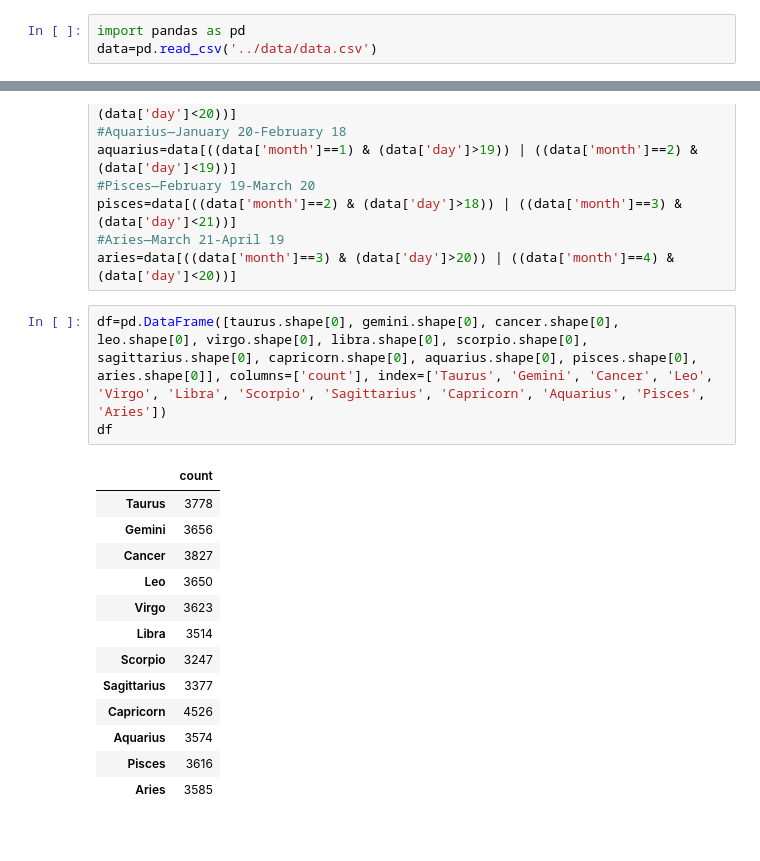
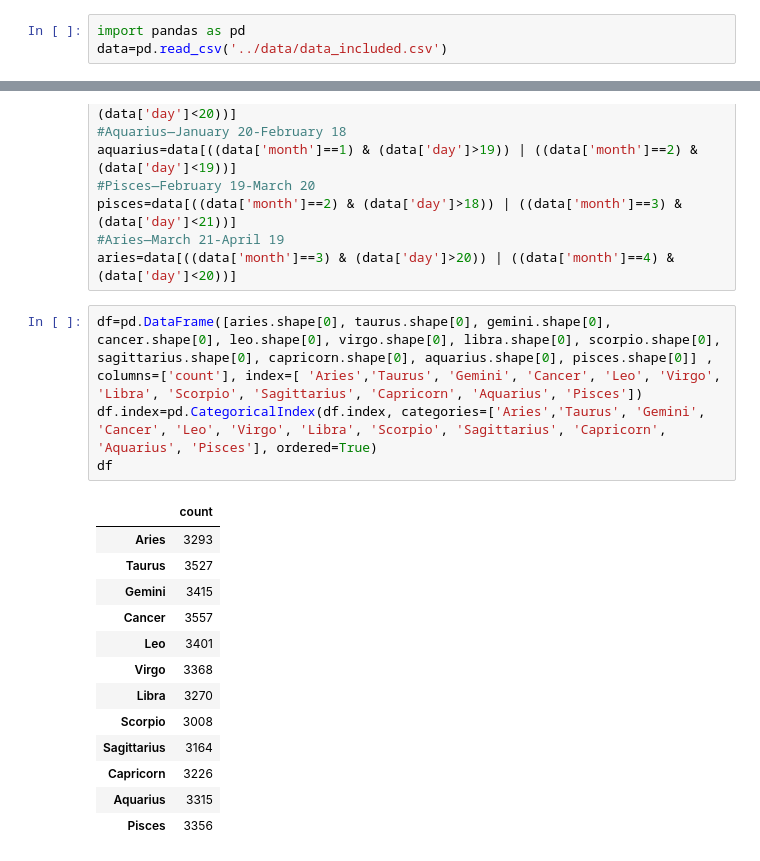
Before and after one commit to OjasSB/DS105, a Jupyter notebook: notebooks/Zodiac.ipynb, the cells around one changed output, grey strips where cells are left out. Drawn from its saved outputs; the diff is of its cells as text.

Commit message:
Redone using new data

```diff
--- a/notebooks/Zodiac.ipynb
+++ b/notebooks/Zodiac.ipynb
@@ -1,6 +1,6 @@
 # %%
 import pandas as pd
-data=pd.read_csv('../data/data.csv')
+data=pd.read_csv('../data/data_included.csv')
 # %%
 data=data[data.birth_date.str.len()==10]
 data['birth_date']=pd.to_datetime(data['birth_date'], errors='coerce')
@@ -32,22 +32,23 @@ pisces=data[((data['month']==2) & (data['day']>18)) | ((data['month']==3) & (dat
 #Aries—March 21-April 19
 aries=data[((data['month']==3) & (data['day']>20)) | ((data['month']==4) & (data['day']<20))]
 # %%
-df=pd.DataFrame([taurus.shape[0], gemini.shape[0], cancer.shape[0], leo.shape[0], virgo.shape[0], libra.shape[0], scorpio.shape[0], sagittarius.shape[0], capricorn.shape[0], aquarius.shape[0], pisces.shape[0], aries.shape[0]], columns=['count'], index=['Taurus', 'Gemini', 'Cancer', 'Leo', 'Virgo', 'Libra', 'Scorpio', 'Sagittarius', 'Capricorn', 'Aquarius', 'Pisces', 'Aries'])
+df=pd.DataFrame([aries.shape[0], taurus.shape[0], gemini.shape[0], cancer.shape[0], leo.shape[0], virgo.shape[0], libra.shape[0], scorpio.shape[0], sagittarius.shape[0], capricorn.shape[0], aquarius.shape[0], pisces.shape[0]] , columns=['count'], index=[ 'Aries','Taurus', 'Gemini', 'Cancer', 'Leo', 'Virgo', 'Libra', 'Scorpio', 'Sagittarius', 'Capricorn', 'Aquarius', 'Pisces'])
+df.index=pd.CategoricalIndex(df.index, categories=['Aries','Taurus', 'Gemini', 'Cancer', 'Leo', 'Virgo', 'Libra', 'Scorpio', 'Sagittarius', 'Capricorn', 'Aquarius', 'Pisces'], ordered=True)
 df
 # %% [output]
 |  | count |
-| Taurus | 3778 |
-| Gemini | 3656 |
-| Cancer | 3827 |
-| Leo | 3650 |
-| Virgo | 3623 |
-| Libra | 3514 |
-| Scorpio | 3247 |
-| Sagittarius | 3377 |
-| Capricorn | 4526 |
-| Aquarius | 3574 |
-| Pisces | 3616 |
-| Aries | 3585 |
+| Aries | 3293 |
+| Taurus | 3527 |
+| Gemini | 3415 |
+| Cancer | 3557 |
+| Leo | 3401 |
+| Virgo | 3368 |
+| Libra | 3270 |
+| Scorpio | 3008 |
+| Sagittarius | 3164 |
+| Capricorn | 3226 |
+| Aquarius | 3315 |
+| Pisces | 3356 |
 # %%
 df['percent']=df['count']/df['count'].sum()*100
 df['percent']=df['percent'].round(2)
```
Also changed, not shown: parts of 4 cells of this notebook, 1 other file.
